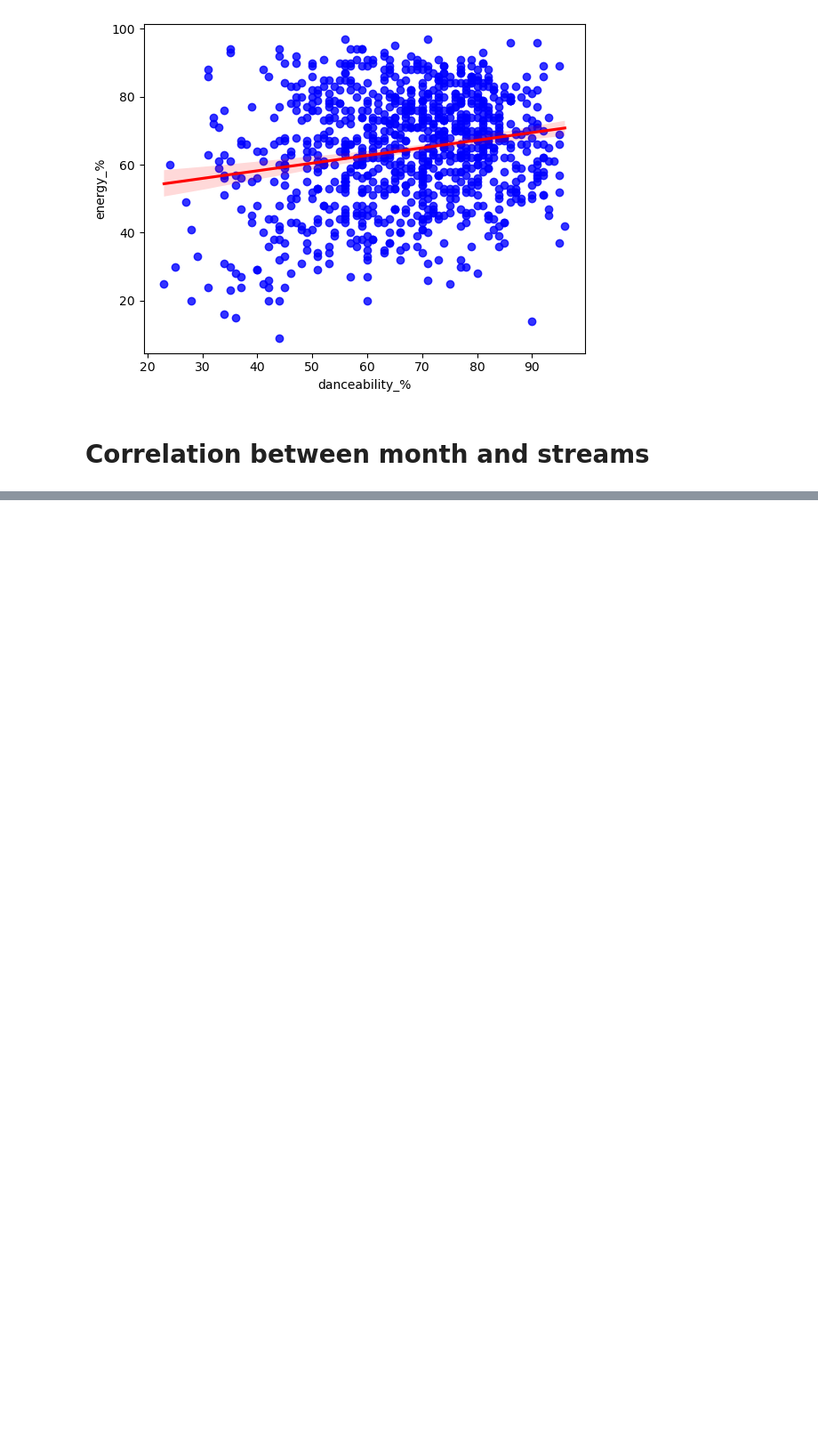
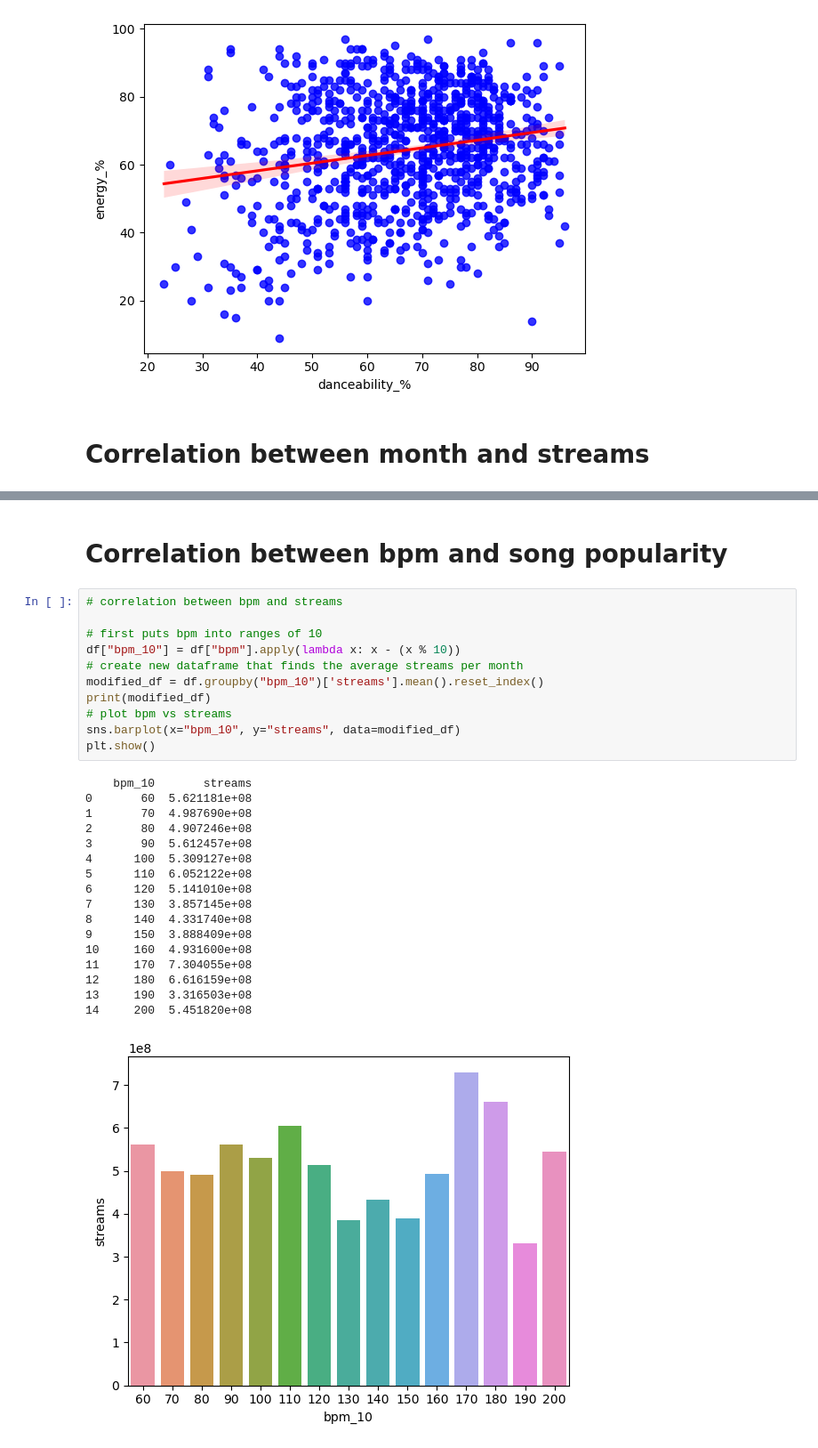
Before and after one commit to andaero/spotifydataviz, a Jupyter notebook: Spotify.ipynb, the cells around one changed output, grey strips where cells are left out. Shown at 89% size. Cells and saved outputs as stored; diff of their text form; blank space fills up the shorter version.

```diff
--- a/Spotify.ipynb
+++ b/Spotify.ipynb
@@ -85,0 +129,31 @@ KeyError: 'avg_streams'
+# %% [markdown]
+# Correlation between bpm and song popularity
+# %%
+# correlation between bpm and streams
+
+# first puts bpm into ranges of 10
+df["bpm_10"] = df["bpm"].apply(lambda x: x - (x % 10))
+# create new dataframe that finds the average streams per month
+modified_df = df.groupby("bpm_10")['streams'].mean().reset_index()
+print(modified_df)
+# plot bpm vs streams
+sns.barplot(x="bpm_10", y="streams", data=modified_df)
+plt.show()
+# %% [output]
+    bpm_10       streams
+0       60  5.621181e+08
+1       70  4.987690e+08
+2       80  4.907246e+08
+3       90  5.612457e+08
+4      100  5.309127e+08
+5      110  6.052122e+08
+6      120  5.141010e+08
+7      130  3.857145e+08
+8      140  4.331740e+08
+9      150  3.888409e+08
+10     160  4.931600e+08
+11     170  7.304055e+08
+12     180  6.616159e+08
+13     190  3.316503e+08
+14     200  5.451820e+08
+[figure, added]
```
Also changed, not shown: parts of 9 cells of this notebook, 2 other files.
